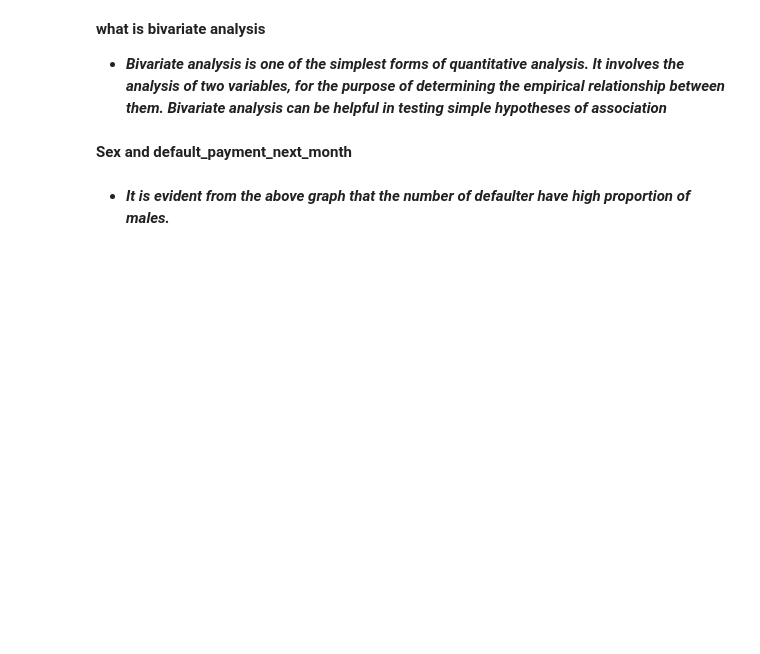
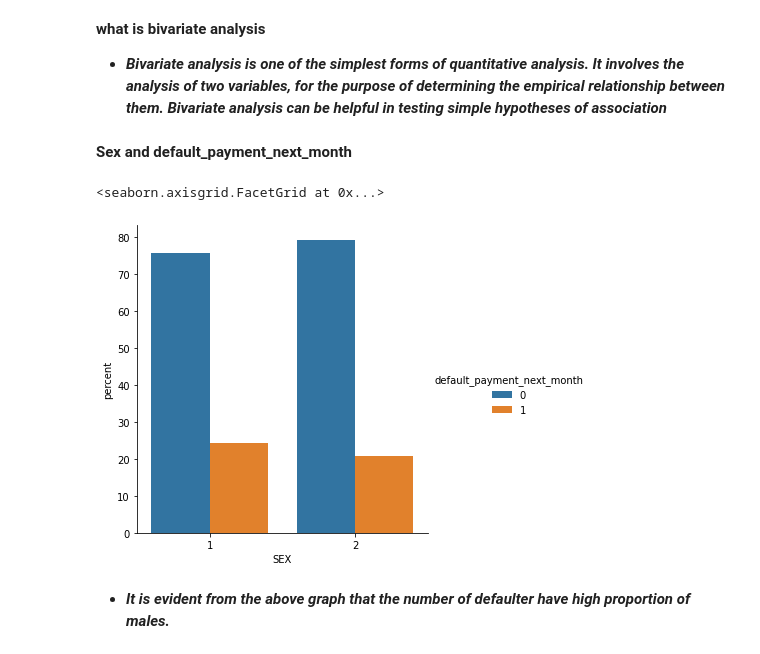
Before and after one commit to sushant8525/credit-card-default-prediction, a Jupyter notebook: Credit Card Default Prediction - Capstone Project.ipynb, the cells around one changed output. Cells and saved outputs as stored; diff of their text form; code cells hidden in the pictures; blank space fills up the shorter version.

```diff
--- a/Credit Card Default Prediction - Capstone Project.ipynb
+++ b/Credit Card Default Prediction - Capstone Project.ipynb
@@ -678,14 +701,17 @@ credit_df.shape
 # %%
 #plotting the cat plot to vizualize the data distribution related to the default_payment_next_month
 x,y = 'SEX', 'default_payment_next_month'
 
-(credit_df
+(df
 .groupby(x)[y]
 .value_counts(normalize=True)
 .mul(100)
 .rename('percent')
 .reset_index()
 .pipe((sns.catplot,'data'), x=x,y='percent',hue=y,kind='bar'))
+# %% [output]
+<seaborn.axisgrid.FacetGrid at 0x...>
+[figure, added]
 # %% [markdown]
 * ***It is evident from the above graph that the number of defaulter have high proportion of males.***
 # %% [markdown]
```
Also changed, not shown: parts of 12 cells of this notebook.
